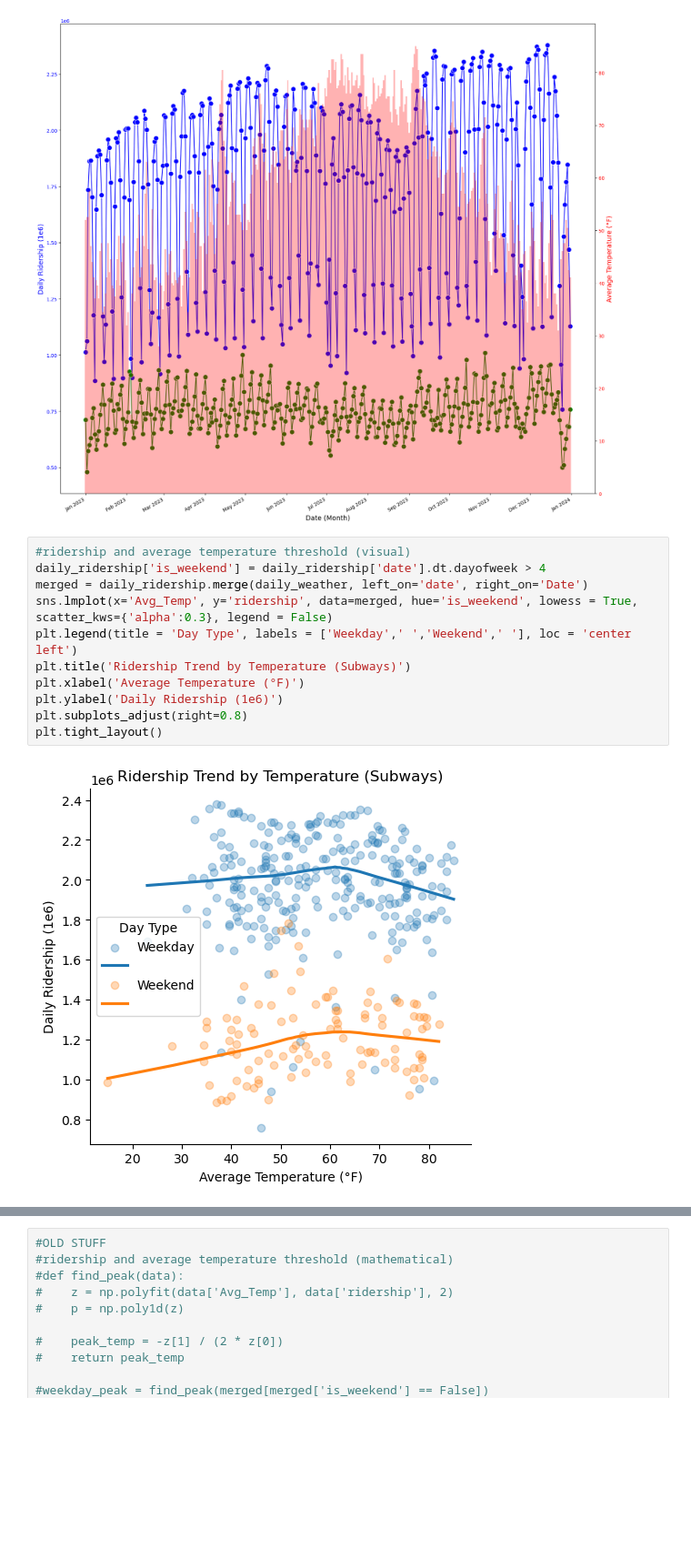
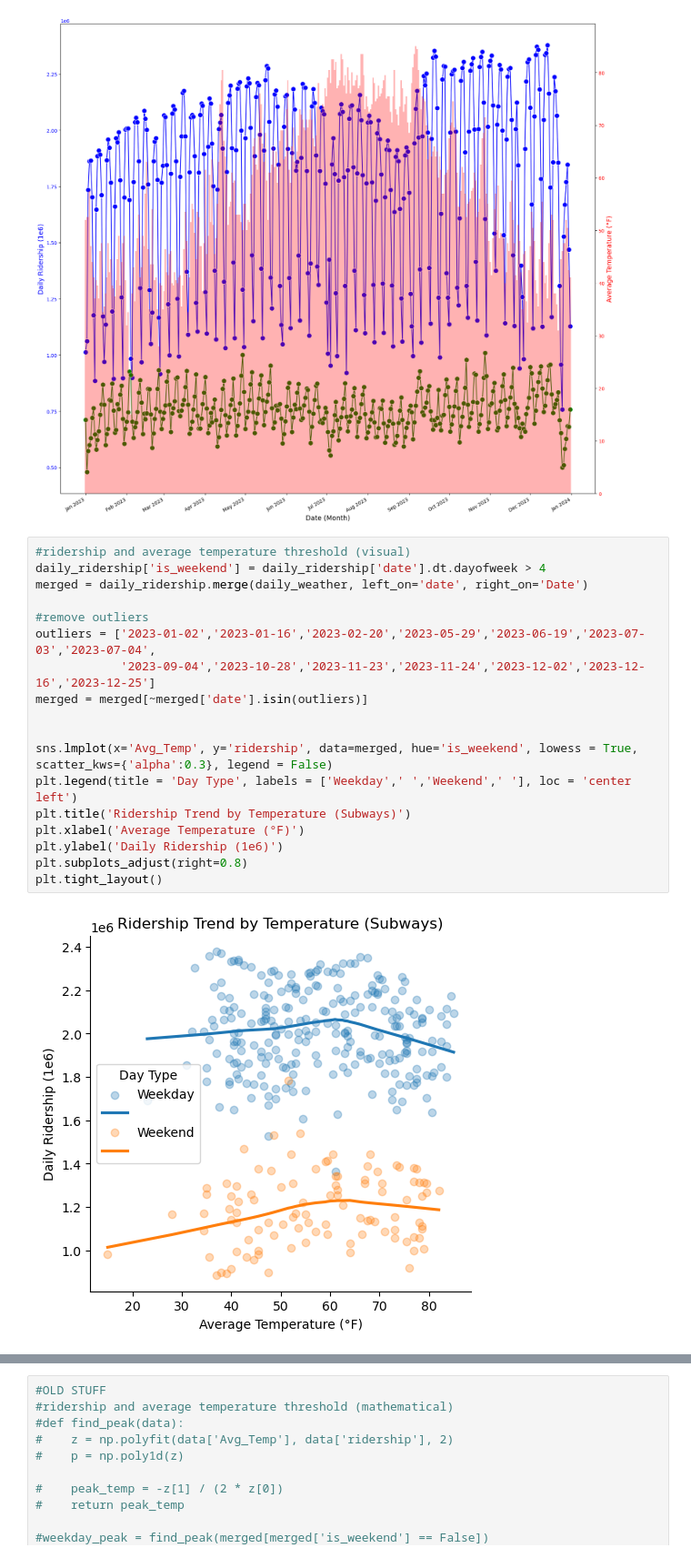
Before and after one commit to COGS108/Group063_WI26, a Jupyter notebook: modules/Weather_Subway_System_Analysis/AvgTemp_vs_Ridership.ipynb, the cells around one changed output, grey strips where cells are left out. Shown at 91% size. Drawn from its saved outputs; the diff is of its cells as text; blank space fills up the shorter version.

Commit message:
removed outliers

```diff
--- a/modules/Weather_Subway_System_Analysis/AvgTemp_vs_Ridership.ipynb
+++ b/modules/Weather_Subway_System_Analysis/AvgTemp_vs_Ridership.ipynb
@@ -50,16 +50,23 @@ fig.autofmt_xdate()
 # %%
 #ridership and average temperature threshold (visual)
 daily_ridership['is_weekend'] = daily_ridership['date'].dt.dayofweek > 4
 merged = daily_ridership.merge(daily_weather, left_on='date', right_on='Date')
+
+#remove outliers
+outliers = ['2023-01-02','2023-01-16','2023-02-20','2023-05-29','2023-06-19','2023-07-03','2023-07-04',
+            '2023-09-04','2023-10-28','2023-11-23','2023-11-24','2023-12-02','2023-12-16','2023-12-25']
+merged = merged[~merged['date'].isin(outliers)]
+
+
 sns.lmplot(x='Avg_Temp', y='ridership', data=merged, hue='is_weekend', lowess = True, scatter_kws={'alpha':0.3}, legend = False)
 plt.legend(title = 'Day Type', labels = ['Weekday',' ','Weekend',' '], loc = 'center left')
 plt.title('Ridership Trend by Temperature (Subways)')
 plt.xlabel('Average Temperature (°F)')
 plt.ylabel('Daily Ridership (1e6)')
 plt.subplots_adjust(right=0.8)
 plt.tight_layout()
 # %% [output]
-[figure, old version]
+[figure, new version]
 # %%
 #ride hailing and average temperature threshold (visual)
 daily_rides['date'] = pd.to_datetime(daily_rides['date'])
```
Also changed, not shown: parts of 3 cells of this notebook.
